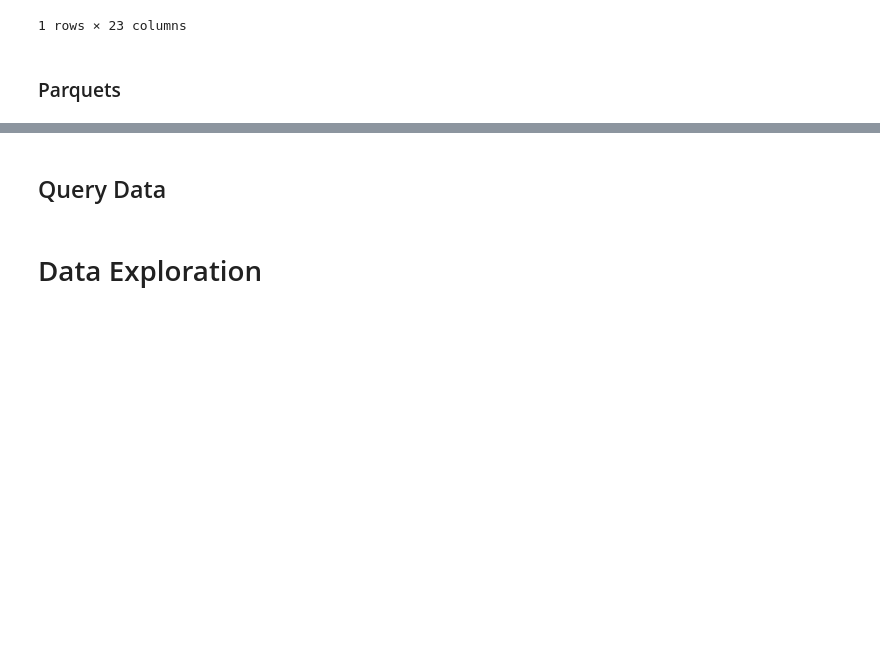
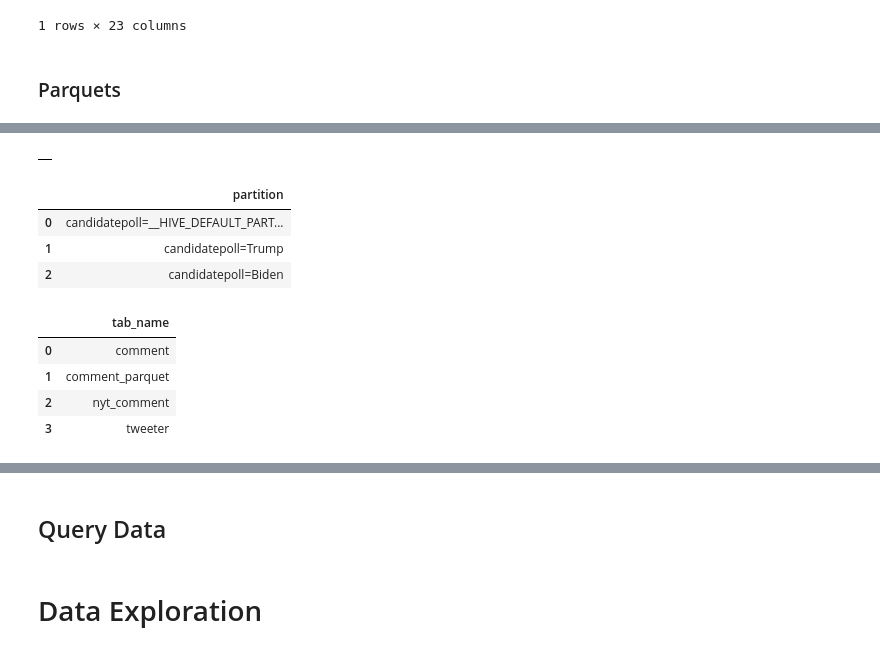
Before and after one commit to cfitzpatrick89/ADS508_GroupProject, a Jupyter notebook: EDA.ipynb, the cells around one changed output, grey strips where cells are left out. Drawn from its saved outputs; the diff is of its cells as text; code cells hidden in the pictures; blank space fills up the shorter version.

```diff
--- a/EDA.ipynb
+++ b/EDA.ipynb
@@ -304,0 +328,27 @@ print(statement)
+# %%
+#load the Parquet partitions
+statement = "MSCK REPAIR TABLE {}.{}".format(database_name, table_parquet)
+
+df = pd.read_sql(statement, conn)
+df.head(5)
+# %% [output]
+|  |
+# %%
+statement = "SHOW PARTITIONS {}.{}".format(database_name, table_parquet)
+df_partitions = pd.read_sql(statement, conn)
+df_partitions.head(5)
+# %% [output]
+|  | partition |
+| 0 | candidatepoll=__HIVE_DEFAULT_PART... |
+| 1 | candidatepoll=Trump |
+| 2 | candidatepoll=Biden |
+# %%
+statement = "SHOW TABLES in {}".format(database_name)
+df_partitions = pd.read_sql(statement, conn)
+df_partitions.head(5)
+# %% [output]
+|  | tab_name |
+| 0 | comment |
+| 1 | comment_parquet |
+| 2 | nyt_comment |
+| 3 | tweeter |
```
Also changed, not shown: parts of 7 cells of this notebook.
